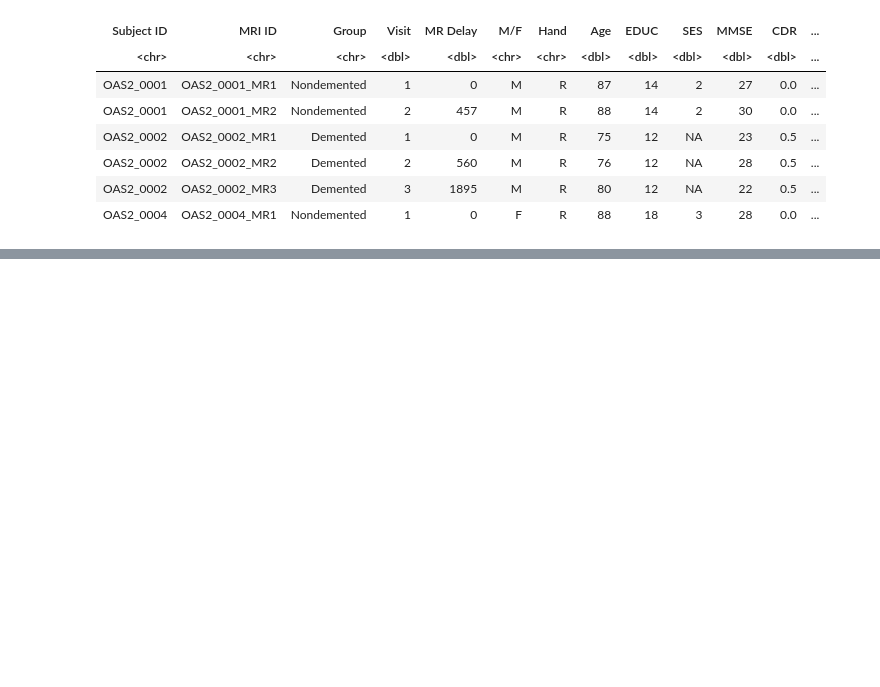
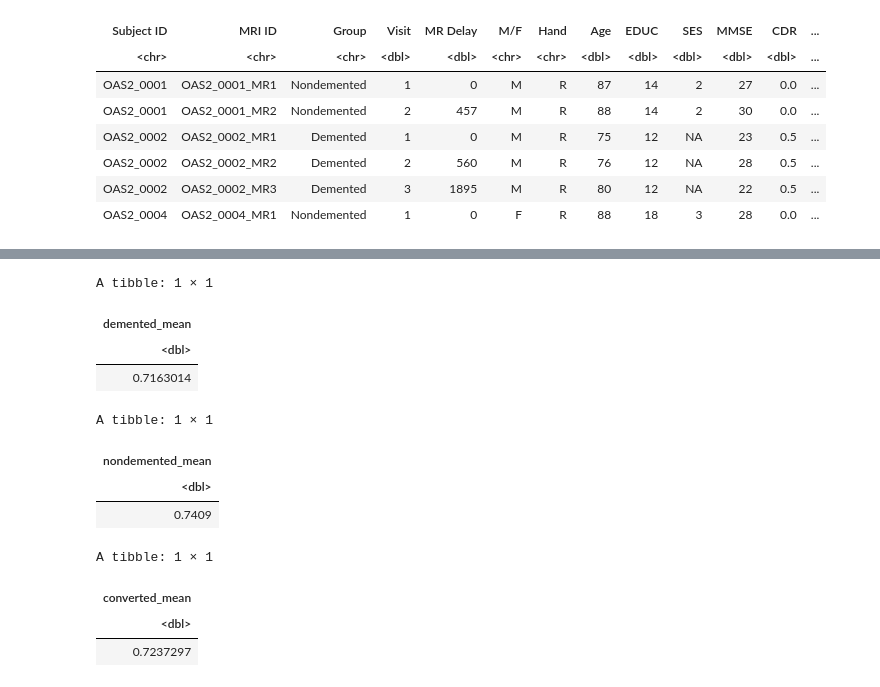
Before and after one commit to yuwangy/alzheimer_analysis, a Jupyter notebook: Project Proposal.ipynb, the cells around one changed output, grey strips where cells are left out. Drawn from its saved outputs; the diff is of its cells as text; code cells hidden in the pictures; blank space fills up the shorter version.

```diff
--- a/Project Proposal.ipynb
+++ b/Project Proposal.ipynb
@@ -102,0 +103,32 @@ A tibble: 200 × 2
+# %%
+# calculate mean brain volume for patients diagnosed with dementia,
+# not diagnosed with dementia, developed over the course
+
+nwbv_demented <- nwbv |>
+filter(Group == "Demented") |>
+summarize(demented_mean = mean(nWBV))
+
+nwbv_nondemented <- nwbv |>
+filter(Group == "Nondemented") |>
+summarize(nondemented_mean = mean(nWBV))
+
+nwbv_converted <- nwbv |>
+filter(Group == "Converted") |>
+summarize(converted_mean = mean(nWBV))
+
+nwbv_demented
+nwbv_nondemented
+nwbv_converted
+# %% [output]
+A tibble: 1 × 1
+| demented_mean |
+| <dbl> |
+| 0.7163014 |
+A tibble: 1 × 1
+| nondemented_mean |
+| <dbl> |
+| 0.7409 |
+A tibble: 1 × 1
+| converted_mean |
+| <dbl> |
+| 0.7237297 |
```
Also changed, not shown: parts of 1 cell of this notebook.
